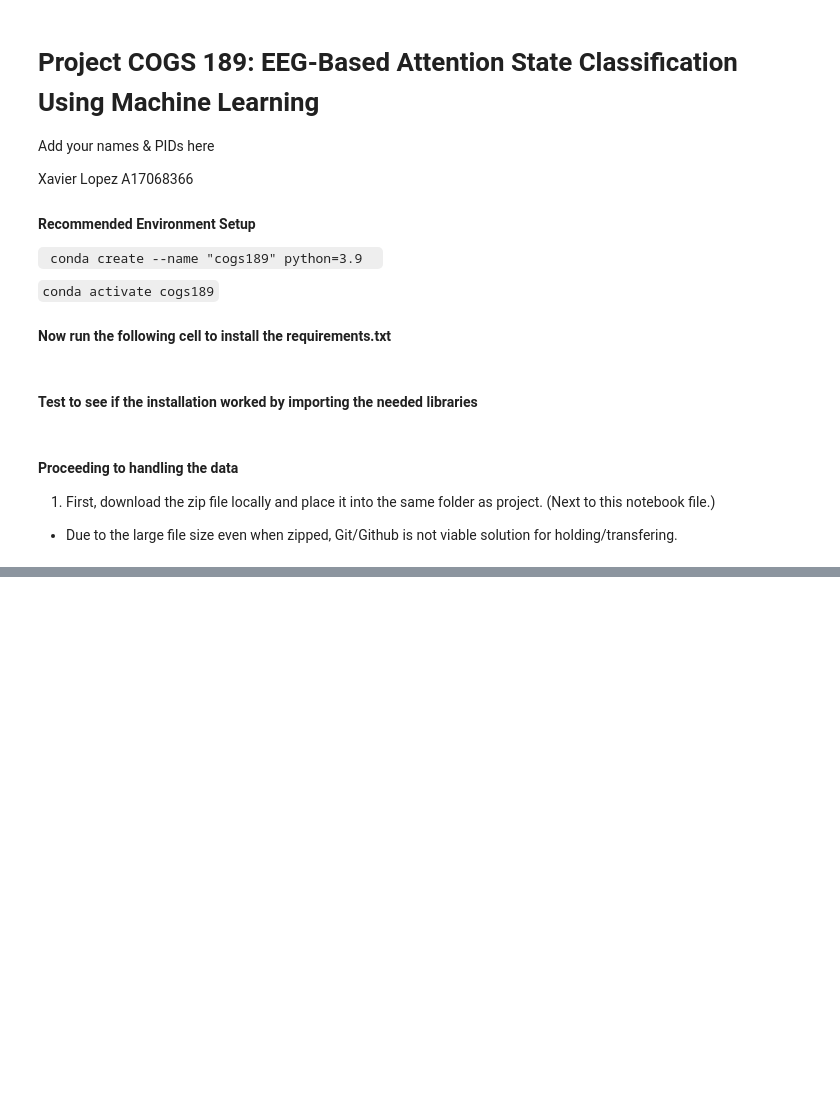
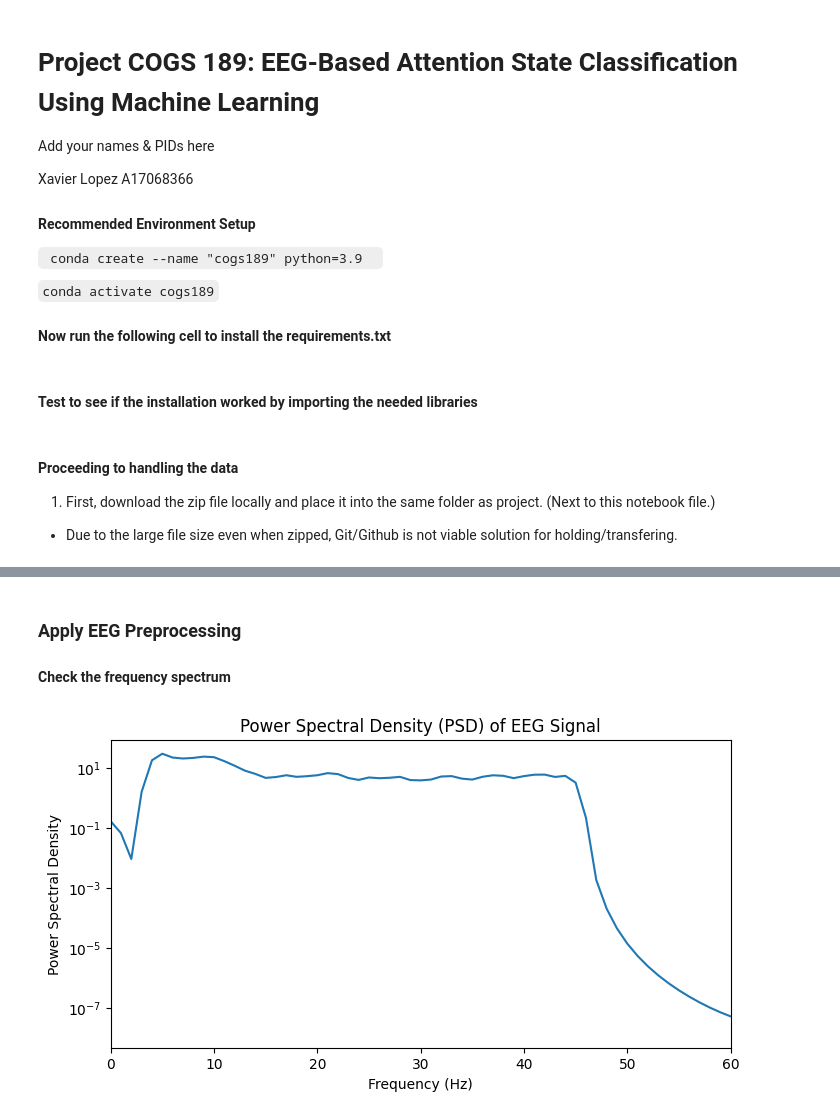
Before and after one commit to mohsin-khawaja/NeuroFocus, a Jupyter notebook: cogs189project.ipynb, the cells around one changed output, grey strips where cells are left out. Drawn from its saved outputs; the diff is of its cells as text; code cells hidden in the pictures; blank space fills up the shorter version.

```diff
--- a/cogs189project.ipynb
+++ b/cogs189project.ipynb
@@ -58,0 +97,19 @@ Found 32 EEG data files in data_preprocessed_python.
+# %% [markdown]
+### Apply EEG Preprocessing
+
+#### Check the frequency spectrum
+# %%
+eeg_signal = all_eeg_data[0, 0, 0, :]
+
+fs = 128
+freqs, psd = welch(eeg_signal, fs, nperseg=fs)
+
+plt.figure(figsize=(8, 4))
+plt.semilogy(freqs, psd)
+plt.xlabel("Frequency (Hz)")
+plt.ylabel("Power Spectral Density")
+plt.title("Power Spectral Density (PSD) of EEG Signal")
+plt.xlim(0, 60)
+plt.show()
+# %% [output]
+[figure, added]
```
Also changed, not shown: parts of 13 cells of this notebook.
